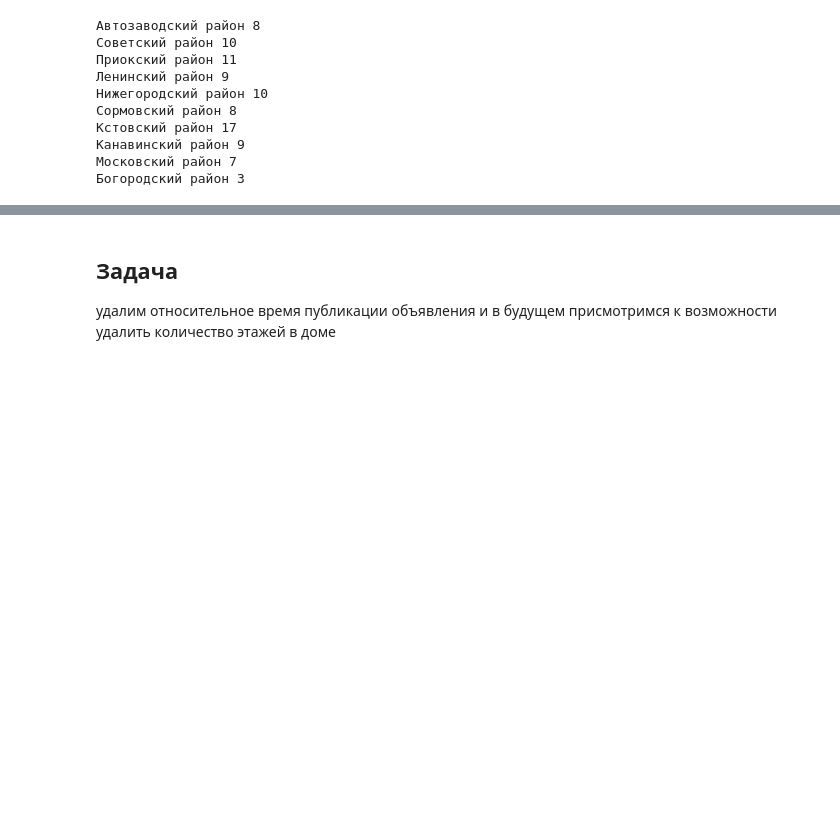
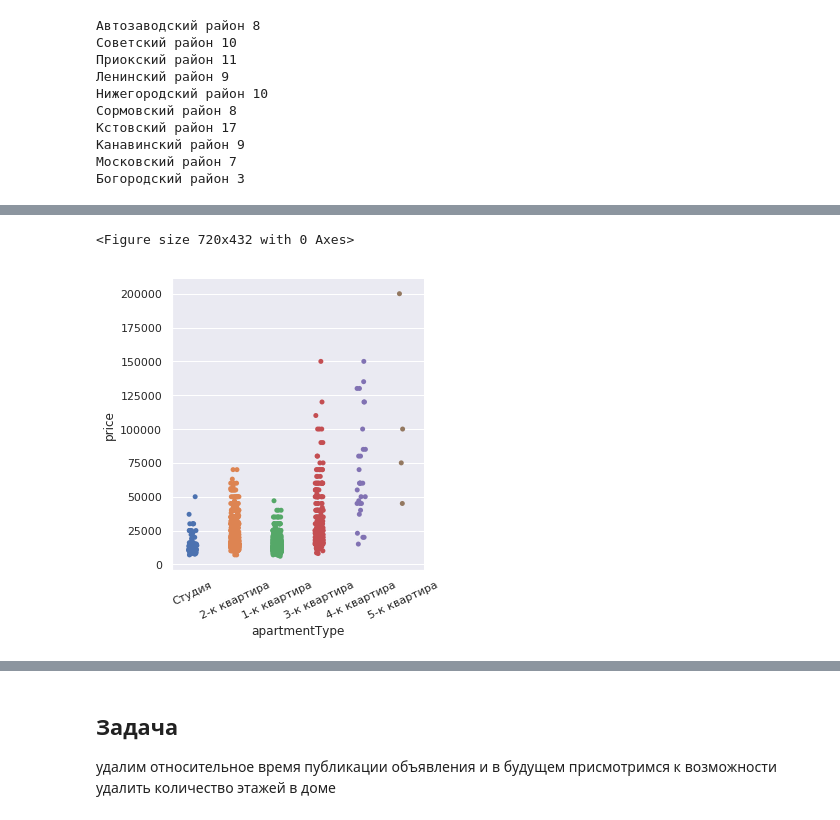
Before and after one commit to DaniilRoman/avito_data_mining, a Jupyter notebook: flats_avito.ipynb, the cells around one changed output, grey strips where cells are left out. Drawn from its saved outputs; the diff is of its cells as text; code cells hidden in the pictures; blank space fills up the shorter version.

```diff
--- a/flats_avito.ipynb
+++ b/flats_avito.ipynb
@@ -347,0 +362,11 @@ for name in flats['area'].unique():
+# %%
+dataWithPrice = pd.read_csv('dataProcessing/flats.csv')
+dataWithPrice = dataWithPrice.loc[dataWithPrice['price'] < 500000]
+# %%
+plt.figure(figsize=(10,6))
+sns.catplot(x="apartmentType", y="price", data=dataWithPrice);
+plt.xticks(rotation=25)
+plt.ioff()
+# %% [output]
+<Figure size 720x432 with 0 Axes>
+[figure, added]
```
Also changed, not shown: parts of 29 cells of this notebook, 3 other files.
